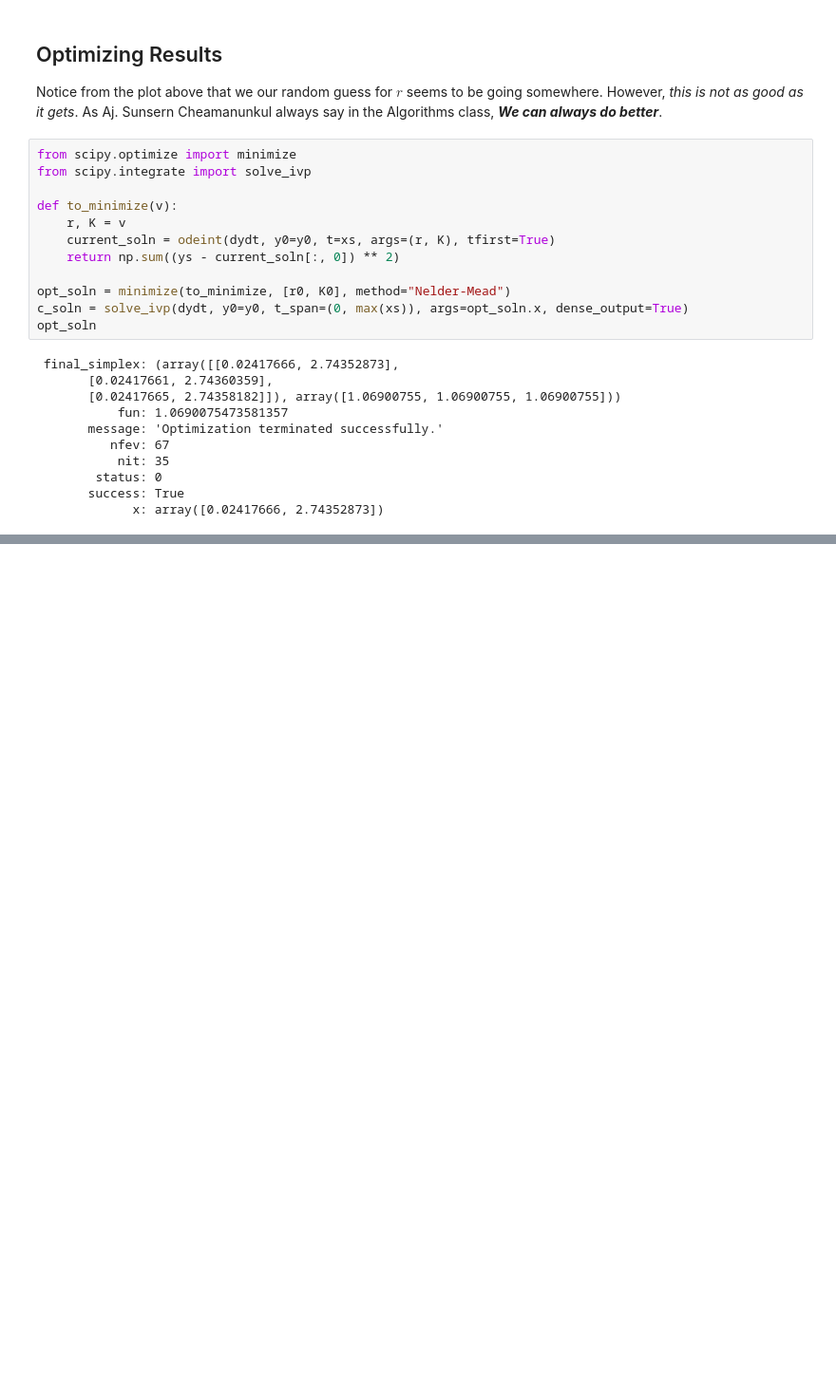
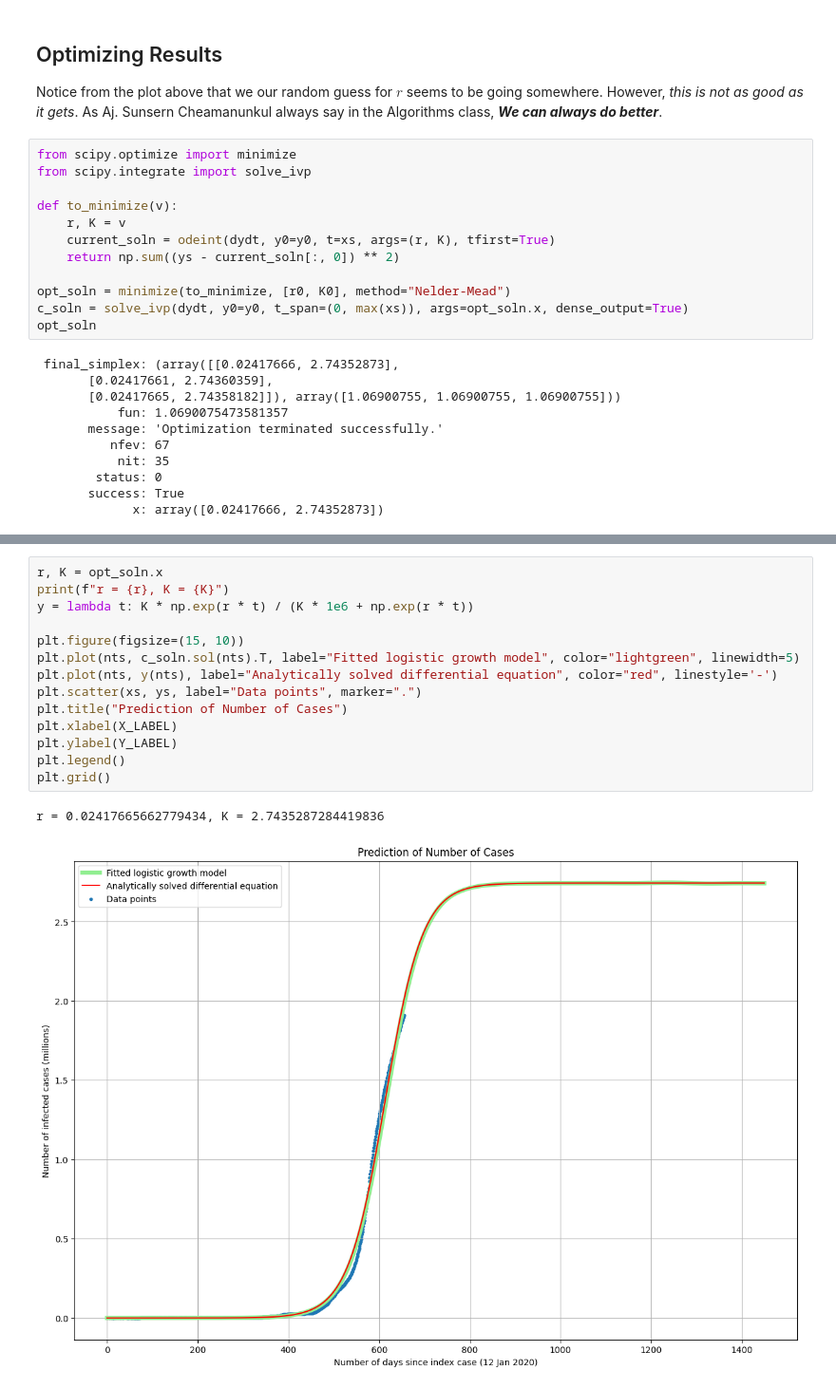
Before and after one commit to justnawat/covid19-infection-modeling, a Jupyter notebook: COVID-19 Modeling.ipynb, the cells around one changed output, grey strips where cells are left out. Shown at 95% size. Drawn from its saved outputs; the diff is of its cells as text; blank space fills up the shorter version.

Commit message:
model plots updated

```diff
--- a/COVID-19 Modeling.ipynb
+++ b/COVID-19 Modeling.ipynb
@@ -158,0 +162,17 @@ $$ y = \frac{2743e^{0.024t} }{ 2.71828^{2743c_1} + 1000e^{0.024t} } $$
+# %%
+r, K = opt_soln.x
+print(f"r = {r}, K = {K}")
+y = lambda t: K * np.exp(r * t) / (K * 1e6 + np.exp(r * t))
+
+plt.figure(figsize=(15, 10))
+plt.plot(nts, c_soln.sol(nts).T, label="Fitted logistic growth model", color="lightgreen", linewidth=5)
+plt.plot(nts, y(nts), label="Analytically solved differential equation", color="red", linestyle='-')
+plt.scatter(xs, ys, label="Data points", marker=".")
+plt.title("Prediction of Number of Cases")
+plt.xlabel(X_LABEL)
+plt.ylabel(Y_LABEL)
+plt.legend()
+plt.grid()
+# %% [output]
+r = 0.02417665662779434, K = 2.7435287284419836
+[figure, added]
```
Also changed, not shown: parts of 5 cells of this notebook.
